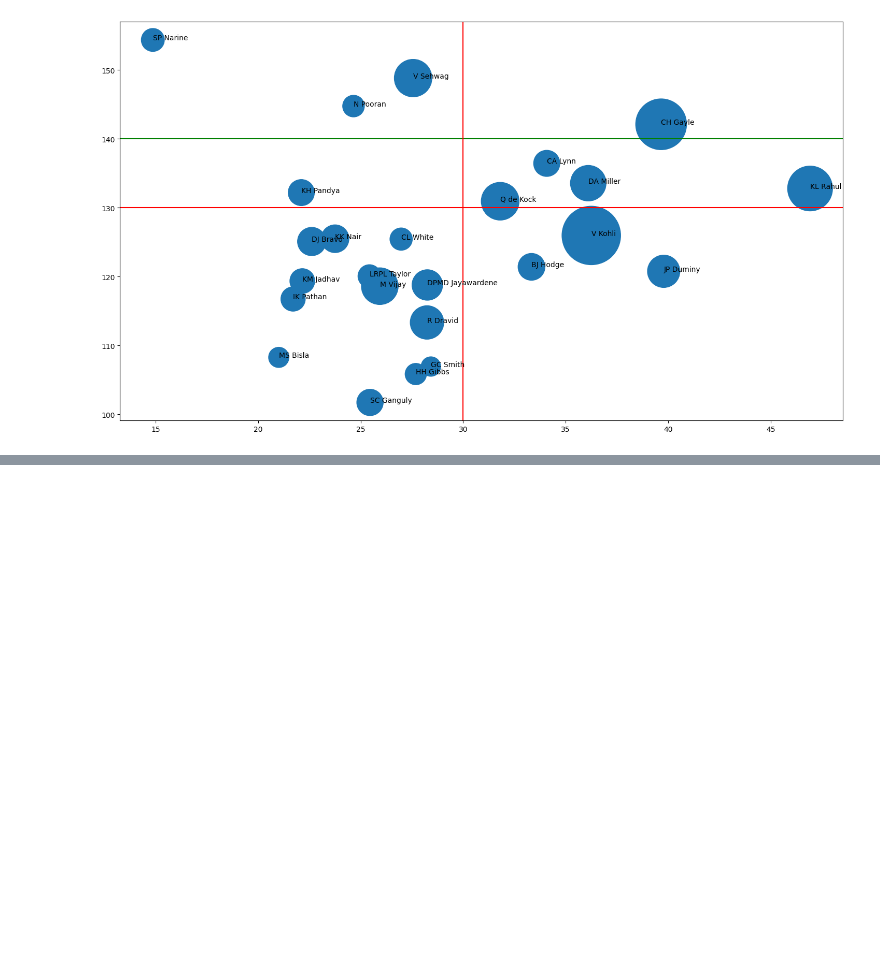
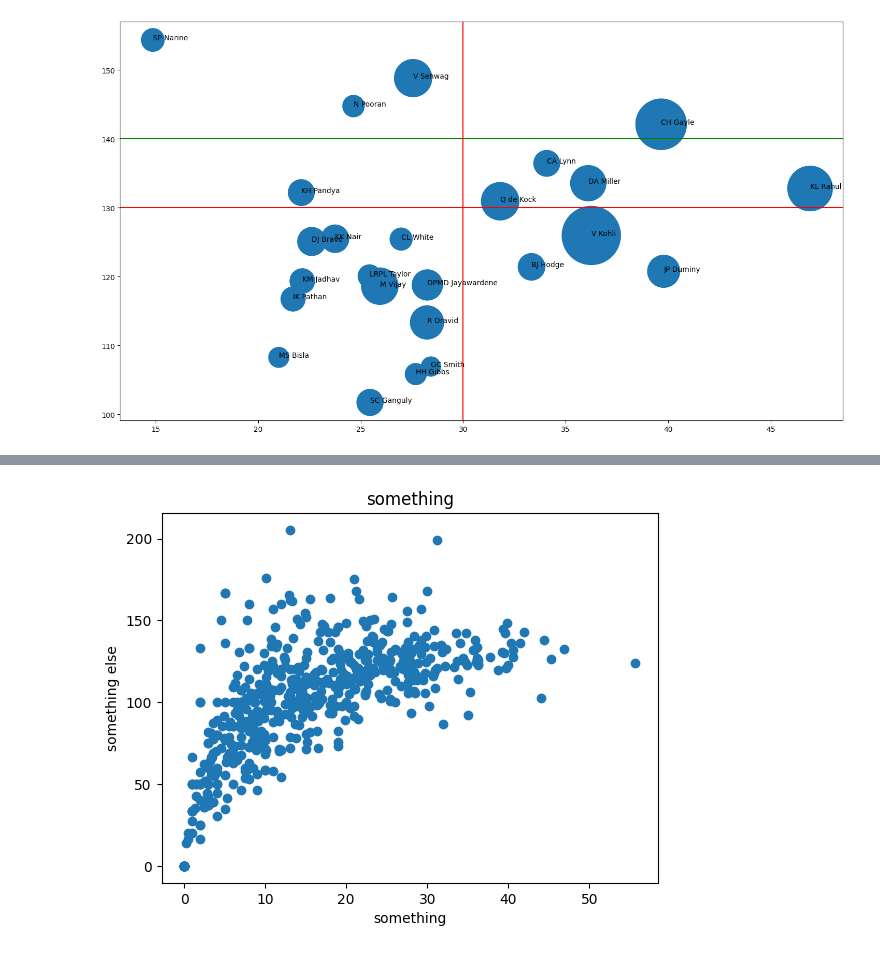
Before and after one commit to UKD1211/DataScience_Slogbook_ISI_placement_prep, a Jupyter notebook: advanced_matplotlib.ipynb, the cells around one changed output, grey strips where cells are left out. Cells and saved outputs as stored; diff of their text form; code cells hidden in the pictures; blank space fills up the shorter version.

```diff
--- a/advanced_matplotlib.ipynb
+++ b/advanced_matplotlib.ipynb
@@ -143,0 +161,10 @@ for i in range(sample_df.shape[0]):
+# %%
+fig, ax = plt.subplots()
+
+ax.scatter(batters['avg'],batters['strike_rate'])
+ax.set_title('something')
+ax.set_xlabel('something')
+ax.set_ylabel('something else')
+fig.show()
+# %% [output]
+[figure, added]
```
Also changed, not shown: parts of 15 cells of this notebook.
